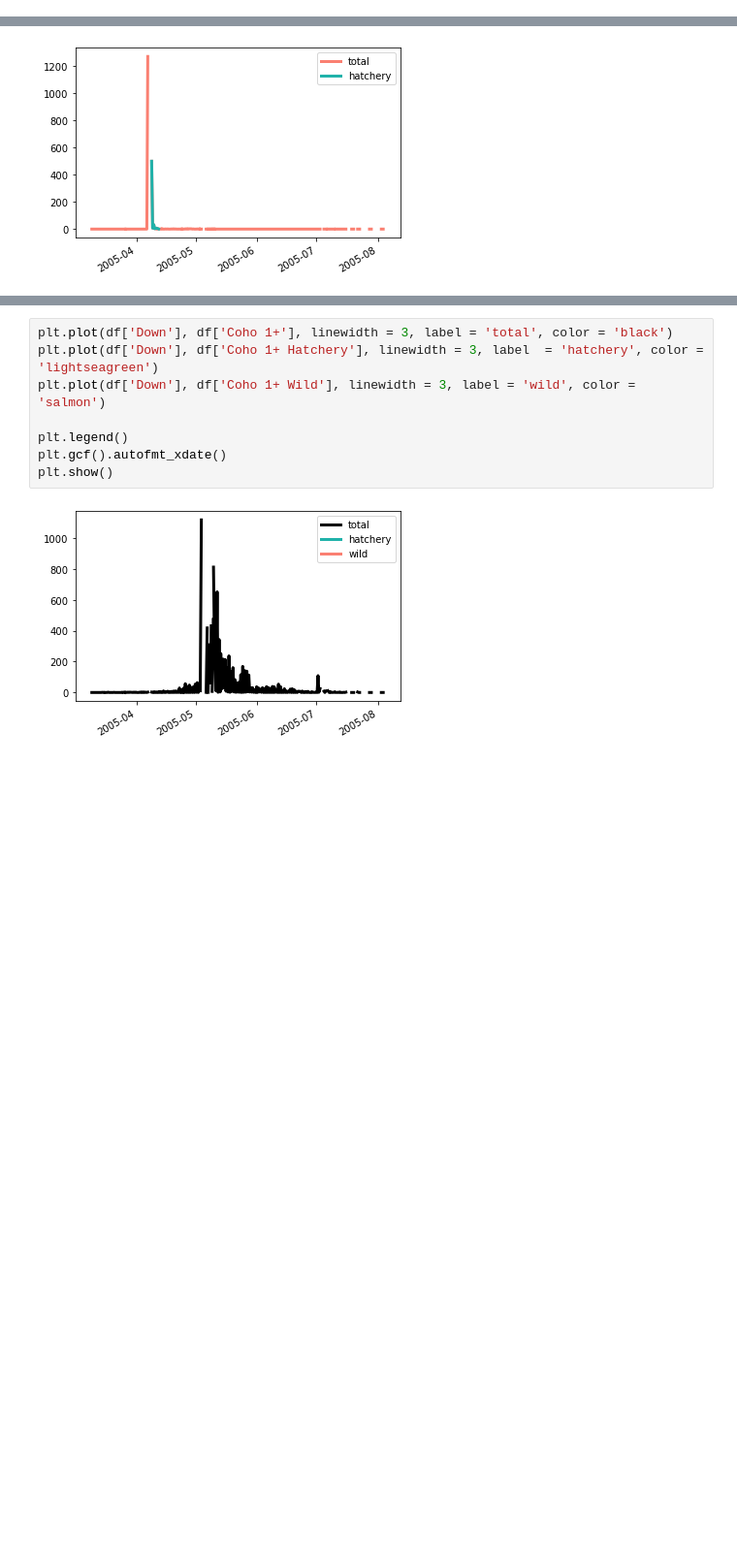
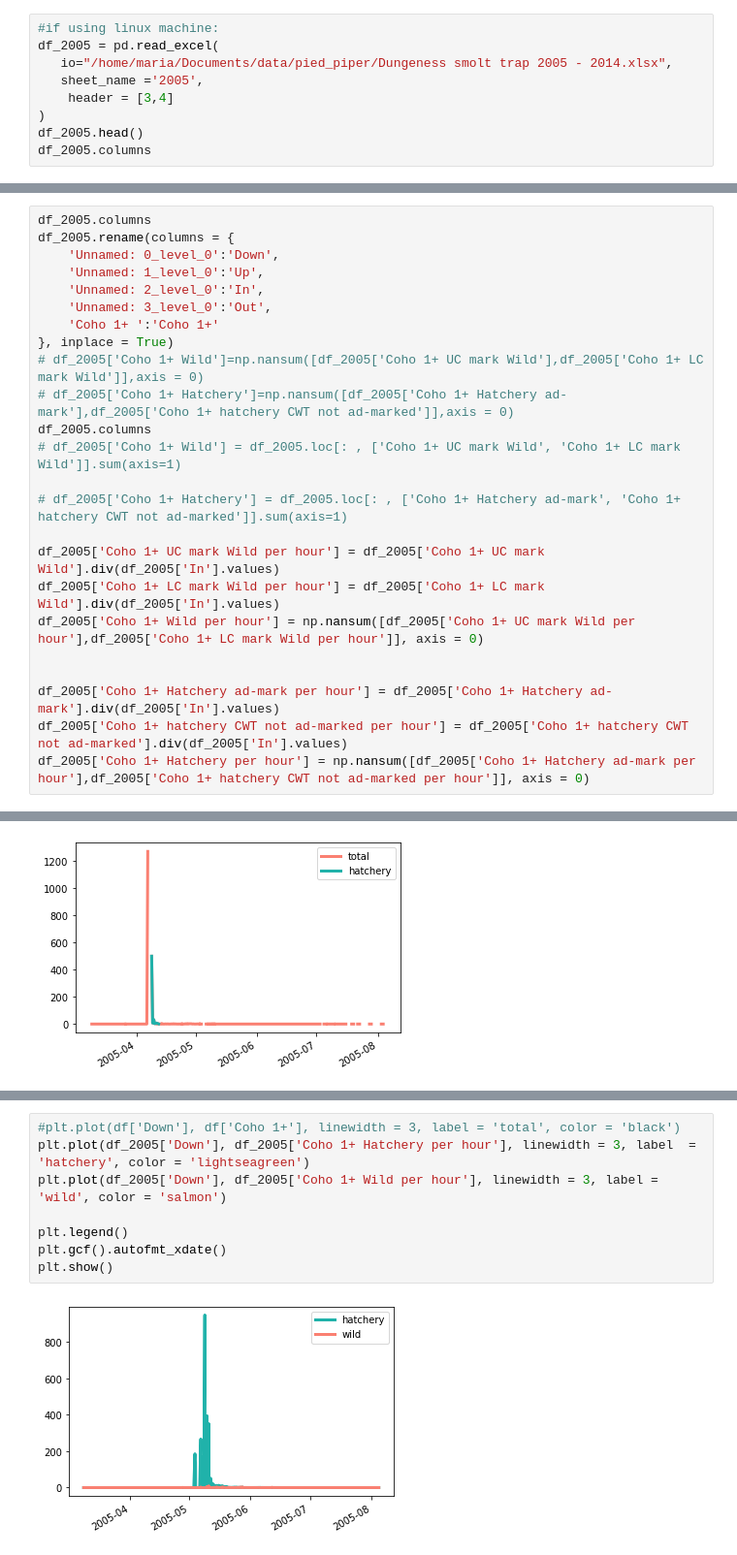
Before and after one commit to maria-kuruvilla/pied_piper, a Jupyter notebook: dungeness_2005-2014.ipynb, the cells around one changed output, grey strips where cells are left out. Shown at 97% size. Drawn from its saved outputs; the diff is of its cells as text; blank space fills up the shorter version.

Commit message:
fish per hour

```diff
--- a/dungeness_2005-2014.ipynb
+++ b/dungeness_2005-2014.ipynb
@@ -38,0 +22,9 @@ df['Coho 1+ Hatchery']=np.nansum([df['Coho 1+ Hatchery ad-mark'],df['Coho 1+ hat
+# %%
+#if using linux machine:
+df_2005 = pd.read_excel(
+   io="/home/maria/Documents/data/pied_piper/Dungeness smolt trap 2005 - 2014.xlsx",
+   sheet_name ='2005',
+    header = [3,4]
+)
+df_2005.head()
+df_2005.columns
@@ -39,3 +49,27 @@ df['Coho 1+ Hatchery']=np.nansum([df['Coho 1+ Hatchery ad-mark'],df['Coho 1+ hat
+# %%
+df_2005.columns
+df_2005.rename(columns = {
+    'Unnamed: 0_level_0':'Down',
+    'Unnamed: 1_level_0':'Up',
+    'Unnamed: 2_level_0':'In',
+    'Unnamed: 3_level_0':'Out',
+    'Coho 1+ ':'Coho 1+'
+}, inplace = True)
+# df_2005['Coho 1+ Wild']=np.nansum([df_2005['Coho 1+ UC mark Wild'],df_2005['Coho 1+ LC mark Wild']],axis = 0)
+# df_2005['Coho 1+ Hatchery']=np.nansum([df_2005['Coho 1+ Hatchery ad-mark'],df_2005['Coho 1+ hatchery CWT not ad-marked']],axis = 0)
+df_2005.columns
+# df_2005['Coho 1+ Wild'] = df_2005.loc[: , ['Coho 1+ UC mark Wild', 'Coho 1+ LC mark Wild']].sum(axis=1)
+
+# df_2005['Coho 1+ Hatchery'] = df_2005.loc[: , ['Coho 1+ Hatchery ad-mark', 'Coho 1+ hatchery CWT not ad-marked']].sum(axis=1)
+
+df_2005['Coho 1+ UC mark Wild per hour'] = df_2005['Coho 1+ UC mark Wild'].div(df_2005['In'].values)
+df_2005['Coho 1+ LC mark Wild per hour'] = df_2005['Coho 1+ LC mark Wild'].div(df_2005['In'].values)
+df_2005['Coho 1+ Wild per hour'] = np.nansum([df_2005['Coho 1+ UC mark Wild per hour'],df_2005['Coho 1+ LC mark Wild per hour']], axis = 0)
+
+
+df_2005['Coho 1+ Hatchery ad-mark per hour'] = df_2005['Coho 1+ Hatchery ad-mark'].div(df_2005['In'].values)
+df_2005['Coho 1+ hatchery CWT not ad-marked per hour'] = df_2005['Coho 1+ hatchery CWT not ad-marked'].div(df_2005['In'].values)
+df_2005['Coho 1+ Hatchery per hour'] = np.nansum([df_2005['Coho 1+ Hatchery ad-mark per hour'],df_2005['Coho 1+ hatchery CWT not ad-marked per hour']], axis = 0)
 # %%
 plt.plot(df['Down'], df['Chinook 0+'])
 plt.gcf().autofmt_xdate()
@@ -59,10 +87,10 @@ plt.show()
 # %%
-plt.plot(df['Down'], df['Coho 1+'], linewidth = 3, label = 'total', color = 'black')
-plt.plot(df['Down'], df['Coho 1+ Hatchery'], linewidth = 3, label  = 'hatchery', color = 'lightseagreen')
-plt.plot(df['Down'], df['Coho 1+ Wild'], linewidth = 3, label = 'wild', color = 'salmon')
+#plt.plot(df['Down'], df['Coho 1+'], linewidth = 3, label = 'total', color = 'black')
+plt.plot(df_2005['Down'], df_2005['Coho 1+ Hatchery per hour'], linewidth = 3, label  = 'hatchery', color = 'lightseagreen')
+plt.plot(df_2005['Down'], df_2005['Coho 1+ Wild per hour'], linewidth = 3, label = 'wild', color = 'salmon')
 
 plt.legend()
 plt.gcf().autofmt_xdate()
 plt.show()
 # %% [output]
-[figure, old version]
+[figure, new version]
```
Also changed, not shown: parts of 6 cells of this notebook.
